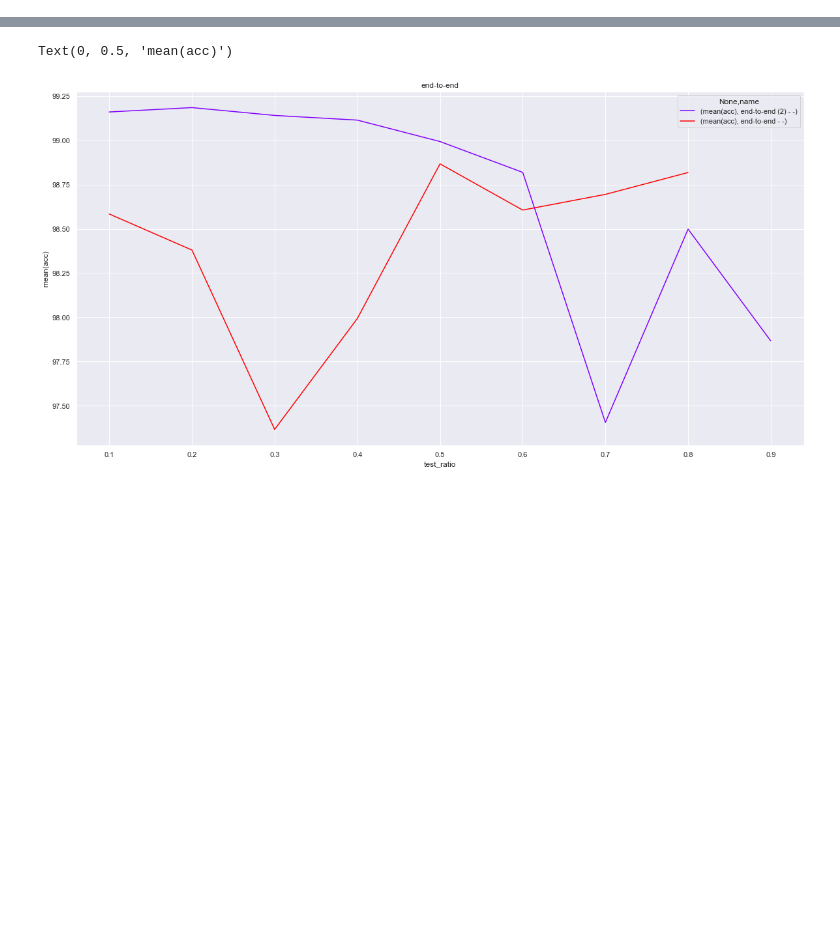
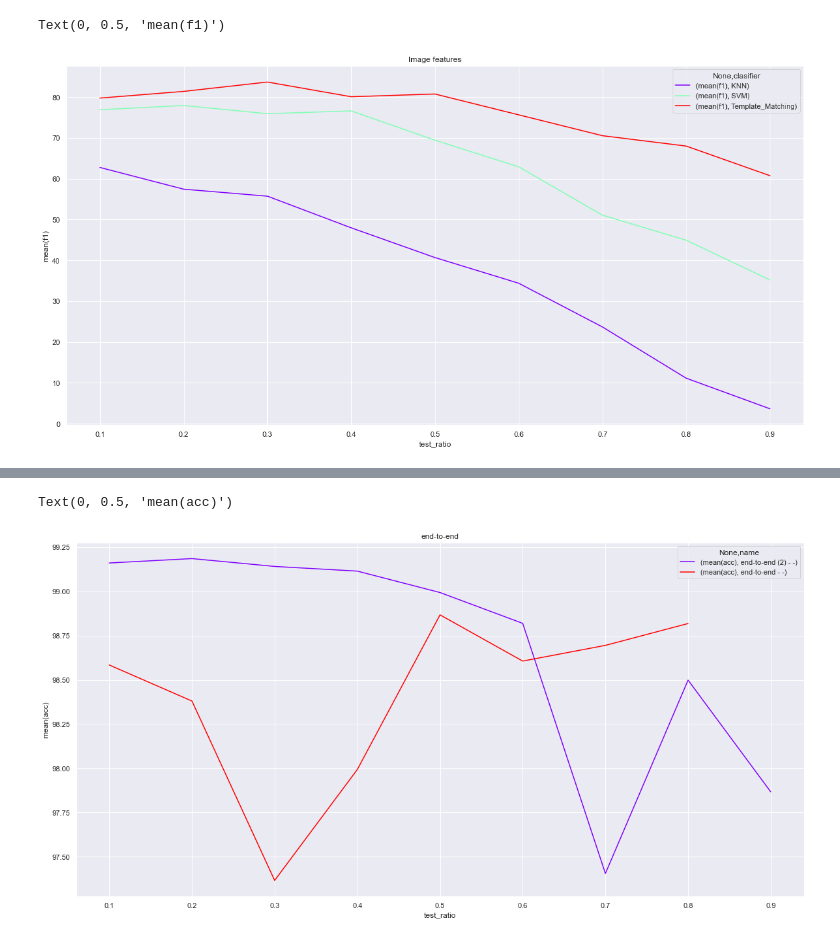
Before and after one commit to SKazemii/master-project, a Jupyter notebook: Codes/noteBook.ipynb, the cells around one changed output, grey strips where cells are left out. Saved outputs shown, nothing was run; the diff lists cells and outputs as text; code cells hidden in the pictures; blank space fills up the shorter version.

```diff
--- a/Codes/noteBook.ipynb
+++ b/Codes/noteBook.ipynb
@@ -24,0 +75,17 @@ if x is True:
+# %%
+b = "mean(f1)"
+
+df_all = e[e["feature_type"]=="image_P100"]
+df_all = df_all[[b, "clasifier", "test_ratio"]]
+
+dfg = df_all.groupby(['test_ratio', 'clasifier']).mean()
+#plot()
+# print(dfg)
+sns.set()
+sns.color_palette("Blues")
+dfg.unstack().plot(figsize=(20,10), cmap="rainbow")
+plt.title("Image features")
+plt.ylabel(b)
+# %% [output]
+Text(0, 0.5, 'mean(f1)')
+[figure, added]
```
Also changed, not shown: parts of 6 cells of this notebook, 3 other files.
